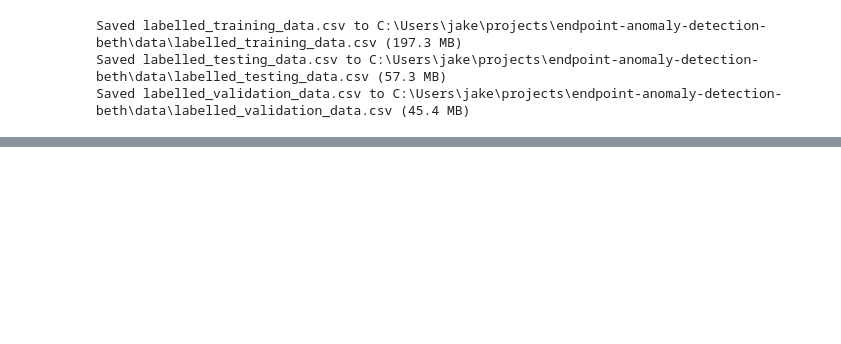
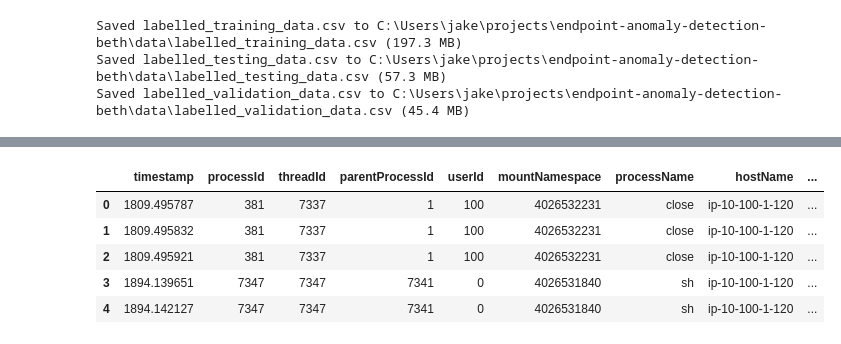
Before and after one commit to jtwnsnd/endpoint-anomaly-detection, a Jupyter notebook: notebooks/analysis.ipynb, the cells around one changed output, grey strips where cells are left out. Cells and saved outputs as stored; diff of their text form; code cells hidden in the pictures; blank space fills up the shorter version.

```diff
--- a/notebooks/analysis.ipynb
+++ b/notebooks/analysis.ipynb
@@ -16,0 +88,9 @@ Saved labelled_validation_data.csv to C:\Users\jake\projects\endpoint-anomaly-de
+# %%
+splits["training"].head()
+# %% [output]
+|  | timestamp | processId | threadId | parentProcessId | userId | mountNamespace | processName | hostName | ... |
+| 0 | 1809.495787 | 381 | 7337 | 1 | 100 | 4026532231 | close | ip-10-100-1-120 | ... |
+| 1 | 1809.495832 | 381 | 7337 | 1 | 100 | 4026532231 | close | ip-10-100-1-120 | ... |
+| 2 | 1809.495921 | 381 | 7337 | 1 | 100 | 4026532231 | close | ip-10-100-1-120 | ... |
+| 3 | 1894.139651 | 7347 | 7347 | 7341 | 0 | 4026531840 | sh | ip-10-100-1-120 | ... |
+| 4 | 1894.142127 | 7347 | 7347 | 7341 | 0 | 4026531840 | sh | ip-10-100-1-120 | ... |
```
Also changed, not shown: parts of 9 cells of this notebook.
